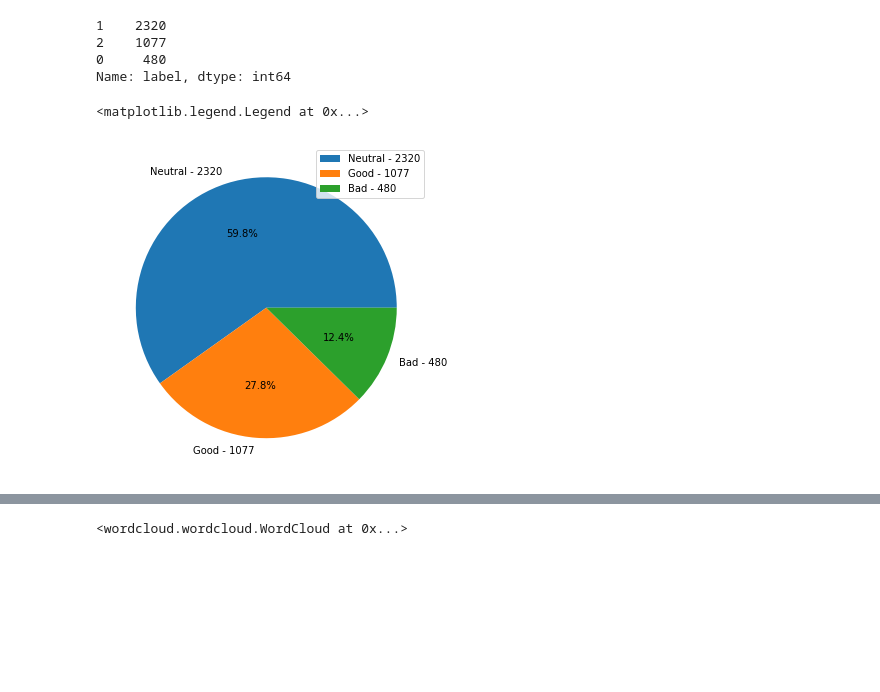
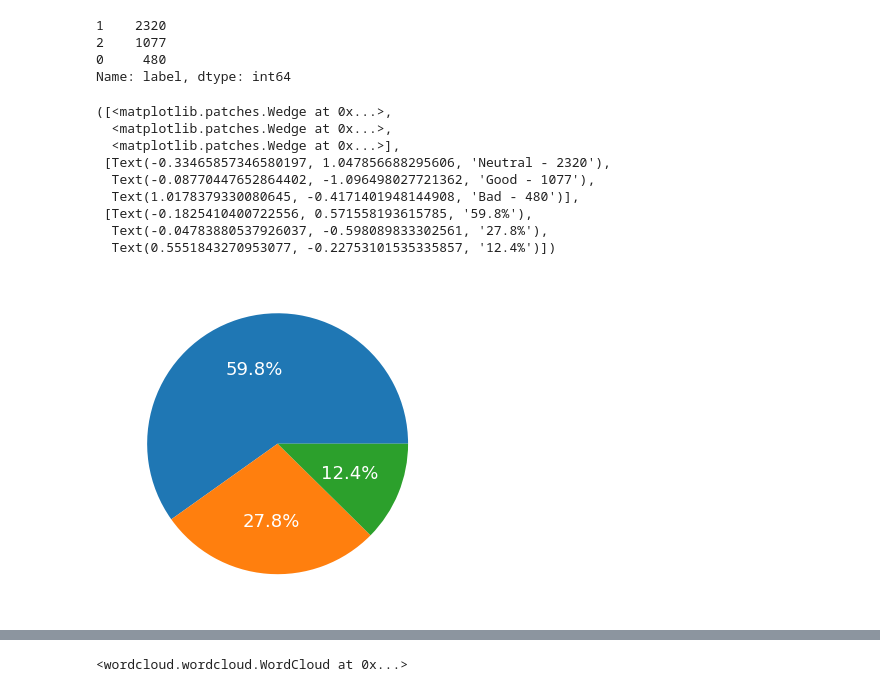
Before and after one commit to sunnywithcurlyhair/DS_Project_5, a Jupyter notebook: Wordcloud.ipynb, the cells around one changed output, grey strips where cells are left out. Cells and saved outputs as stored; diff of their text form; code cells hidden in the pictures; blank space fills up the shorter version.

```diff
--- a/Wordcloud.ipynb
+++ b/Wordcloud.ipynb
@@ -44,11 +44,18 @@ Name: label, dtype: int64
 # %%
 def custom_autopct(x):
     return '{:.1f}% ({:.0f})'.format(x, x/100*y_train.sum())
 f, ax = plt.subplots(figsize=(10,6))
-ax.pie(y_train.value_counts(),autopct='%1.1f%%',labels=['Neutral - 2320','Good - 1077','Bad - 480'])
-ax.legend(prop={"size": 10})
+ax.pie(y_train.value_counts(),autopct='%1.1f%%',labels=['Neutral - 2320','Good - 1077','Bad - 480'],textprops={'fontsize':18,'color':'white'})
 # %% [output]
-<matplotlib.legend.Legend at 0x...>
+([<matplotlib.patches.Wedge at 0x...>,
+  <matplotlib.patches.Wedge at 0x...>,
+  <matplotlib.patches.Wedge at 0x...>],
+ [Text(-0.33465857346580197, 1.047856688295606, 'Neutral - 2320'),
+  Text(-0.08770447652864402, -1.096498027721362, 'Good - 1077'),
+  Text(1.0178379330080645, -0.4171401948144908, 'Bad - 480')],
+ [Text(-0.1825410400722556, 0.571558193615785, '59.8%'),
+  Text(-0.04783880537926037, -0.598089833302561, '27.8%'),
+  Text(0.5551843270953077, -0.22753101535335857, '12.4%')])
-[figure, old version]
+[figure, new version]
 # %%
 y_train.value_counts(normalize=True)
```
Also changed, not shown: parts of 5 cells of this notebook, 1 other file.
